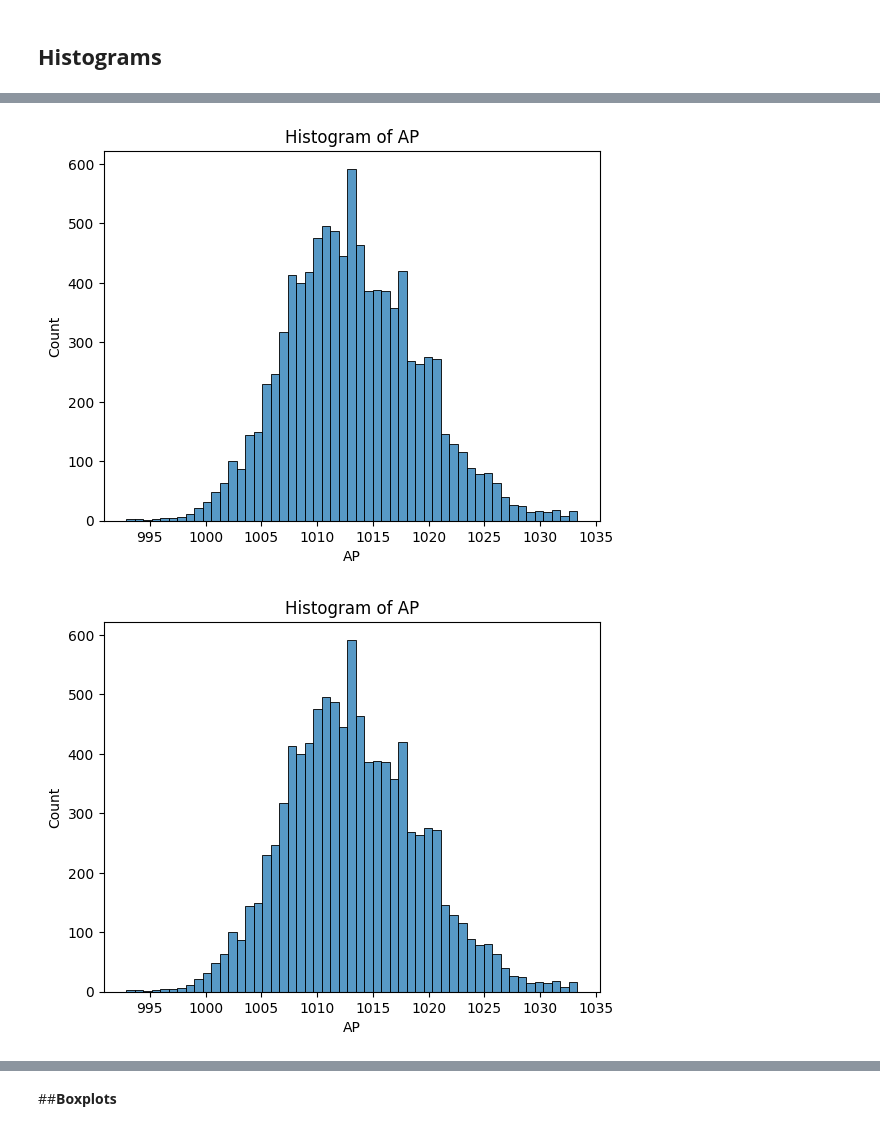
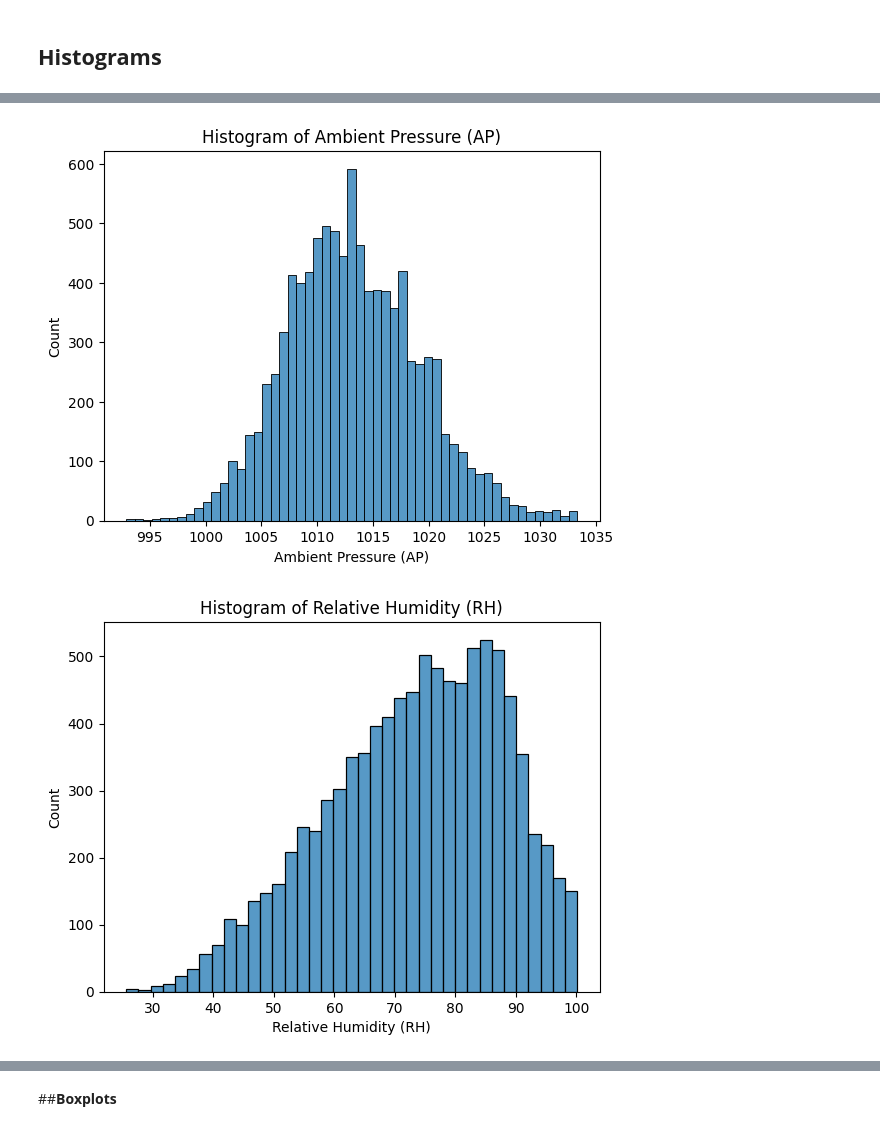
Before and after one commit to abhi9sri/coursera_ML_Foundations_for_Product_Managers, a Jupyter notebook: Combined_Cycle_Power_Plant_Dec_Tree_Reg.ipynb, the cells around one changed output, grey strips where cells are left out. Drawn from its saved outputs; the diff is of its cells as text; code cells hidden in the pictures.

```diff
--- a/Combined_Cycle_Power_Plant_Dec_Tree_Reg.ipynb
+++ b/Combined_Cycle_Power_Plant_Dec_Tree_Reg.ipynb
@@ -66,7 +63,7 @@ max      37.110000    81.560000  1033.300000   100.160000   495.760000
 ## **Histograms**
 # %%
 # Selecting our variables
-variables = ["AT", "V", "AP", "AP", "PE"]
+variables = ["Temperature (AT)", "Exhaust Vacuum (V)", "Ambient Pressure (AP)", "Relative Humidity (RH)", "Plant Electricity (PE)"]
 
 # Creating histograms
 for var in variables:
@@ -79,2 +76,2 @@ for var in variables:
-[figure, old version]
+[figure, new version]
-[figure, old version]
+[figure, new version]
```
Also changed, not shown: parts of 16 cells of this notebook, 1 other file.
